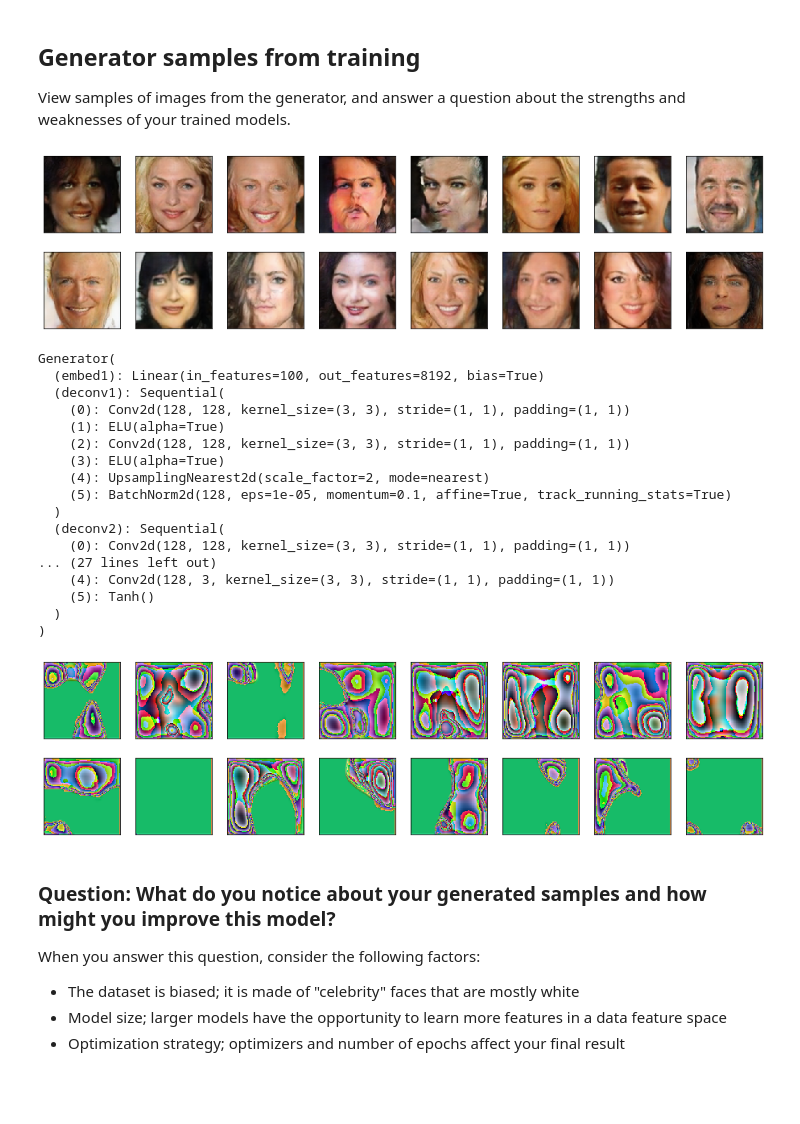
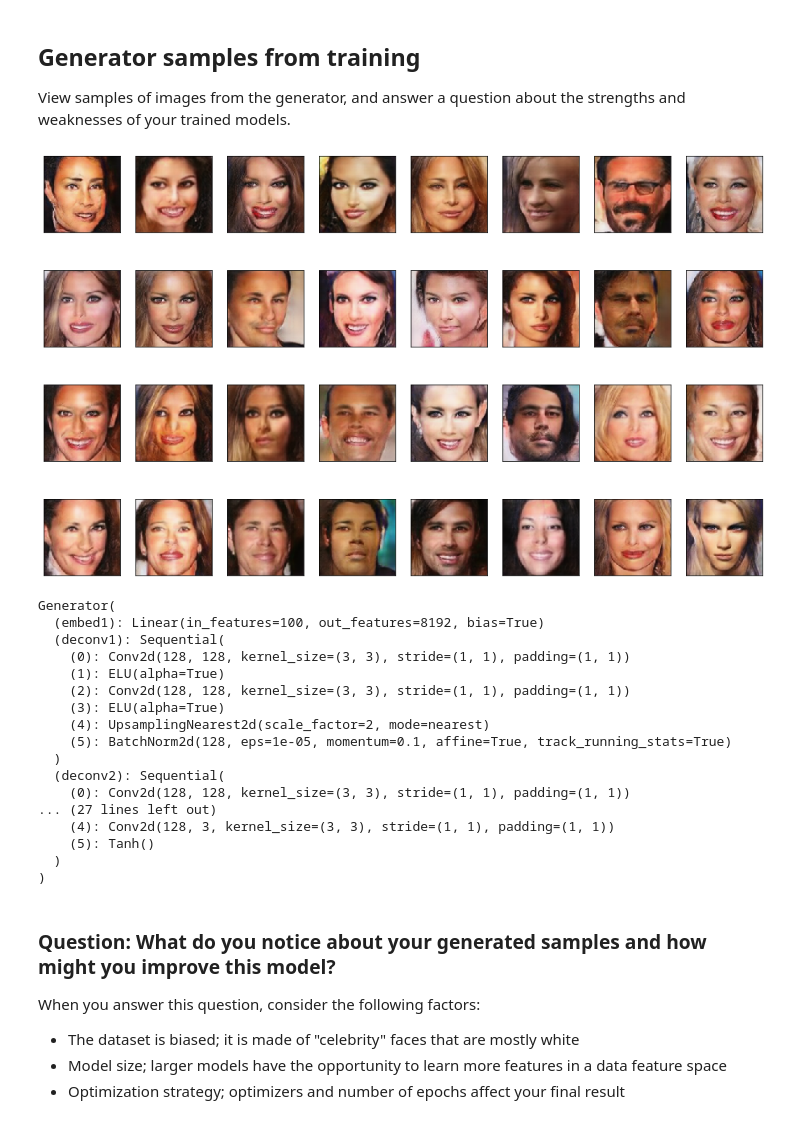
Before and after one commit to kirilcvetkov92/Face-Generation-DCGAN, a Jupyter notebook: dlnd_face_generation.ipynb, the cells around one changed output. Cells and saved outputs as stored; diff of their text form; code cells hidden in the pictures; blank space fills up the shorter version.

```diff
--- a/dlnd_face_generation.ipynb
+++ b/dlnd_face_generation.ipynb
@@ -486,16 +388,16 @@ def build_network(d_conv_dim, g_conv_dim, z_size):
     # define discriminator and generator
     D = Discriminator(d_conv_dim, imageSize=128)
     #G = Generator(z_size=z_size, conv_dim=g_conv_dim, imageSize=128)
-    G = Generator()
+    G = Generator(imageSize=128)
    # G = Generator(z_size=z_size, conv_dim=g_conv_dim)
 
     # initialize model weights
     D.apply(weights_init_normal)
     G.apply(weights_init_normal)
 
-#     print(D)
-#     print()
-#     print(G)
+    print(D)
+    print()
+    print(G)
 
     return D, G
 # %% [markdown]
@@ -513,6 +433,6 @@ D, G = build_network(d_conv_dim, g_conv_dim, z_size)
 # %%
-D = torch.load('d10_1229293.pt')
-G = torch.load('g10_1229293.pt')
+# D = torch.load('d10_1331044.pt')
+# G = torch.load('g10_1331044.pt')
 # %% [markdown]
 ### Training on GPU
 
@@ -655,15 +569,11 @@ You've been given some code to print out some loss statistics and save some gene
 
 Keep in mind that, if you've moved your models to GPU, you'll also have to move any model inputs to GPU.
 # %%
-import pickle as pkl
 from IPython.display import clear_output
 
-# training hyperparams
-num_epochs = 50
 
 # keep track of loss and generated, "fake" samples
-samples = []
-losses = []
+
 
 print_every = 50
 
@@ -674,5 +584,4 @@ fixed_z = np.random.uniform(-1, 1, size=(sample_size, z_size))
 fixed_z = torch.from_numpy(fixed_z).float()
 
 # train the network
-cnt=31043
 # %%
@@ -833,23 +744,30 @@ def view_samples(epoch, samples):
         ax.xaxis.set_visible(False)
         ax.yaxis.set_visible(False)
         im = ax.imshow(img.reshape((32,32,3)))
+# %%
+# helper function for viewing a list of passed in sample images
+def view_samples(samples):
+    fig, axes = plt.subplots(figsize=(16,10), nrows=4, ncols=8, sharey=True, sharex=True)
+    for ax, img in zip(axes.flatten(), samples):
+        img = img.detach().cpu().numpy()
+        img = np.transpose(img, (1, 2, 0))
+        img = ((img + 1)*255 / (2)).astype(np.uint8)
+        ax.xaxis.set_visible(False)
+        ax.yaxis.set_visible(False)
+        im = ax.imshow(img.reshape((128,128,3)))
+    plt.show()
 # %%
-import numpy as np
-
-fixed_z_c = np.random.uniform(-1, 1, size=(sample_size, z_size))
+fixed_z_c = np.random.uniform(-1, 1, size=(32, z_size))
 fixed_z_c = torch.from_numpy(fixed_z_c).float()
 
 G.eval() # for generating samples
 if train_on_gpu:
     fixed_z_c = fixed_z_c.cuda()
 samples_z_c = G(fixed_z_c)
 #clear_output()
-view_samples_G(samples_z_c)
-#print('Epoch [{:5d}/{:5d}] | d_loss: {:6.4f} | g_loss: {:6.4f}'.format(
-#        epoch+1, num_epochs, d_loss.item(), g_loss.item()))
-G.train() # back to training mode
+view_samples(samples_z_c)
 # %% [output]
-[figure, old version]
+[figure, new version]
 Generator(
   (embed1): Linear(in_features=100, out_features=8192, bias=True)
   (deconv1): Sequential(
@@ -872,9 +790,7 @@ Generator(
 # with open('train_samples.pkl', 'rb') as f:
 #     samples = pkl.load(f)
 # %%
-_ = view_samples_G(samples_z)
+#_ = view_samples_G(samples_z)
-# %% [output]
-[figure, removed]
 # %% [markdown]
 ### Question: What do you notice about your generated samples and how might you improve this model?
 When you answer this question, consider the following factors:
```
Also changed, not shown: parts of 22 cells of this notebook, 3 other files.
